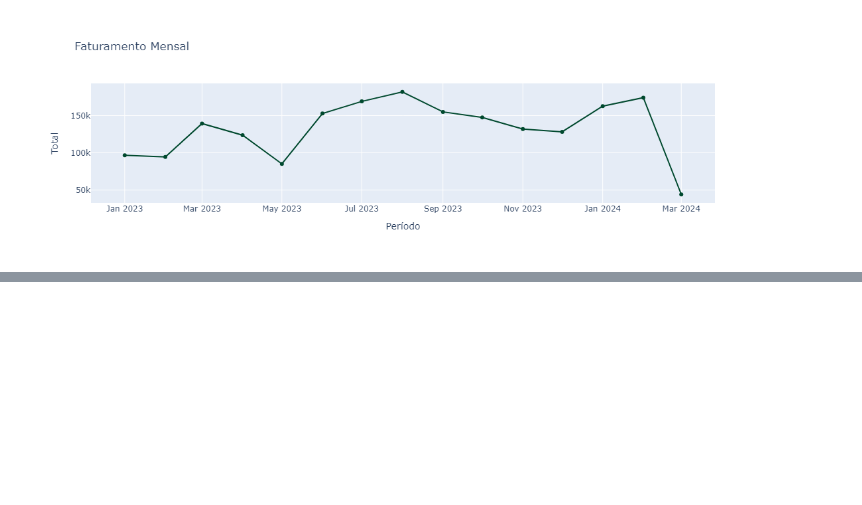
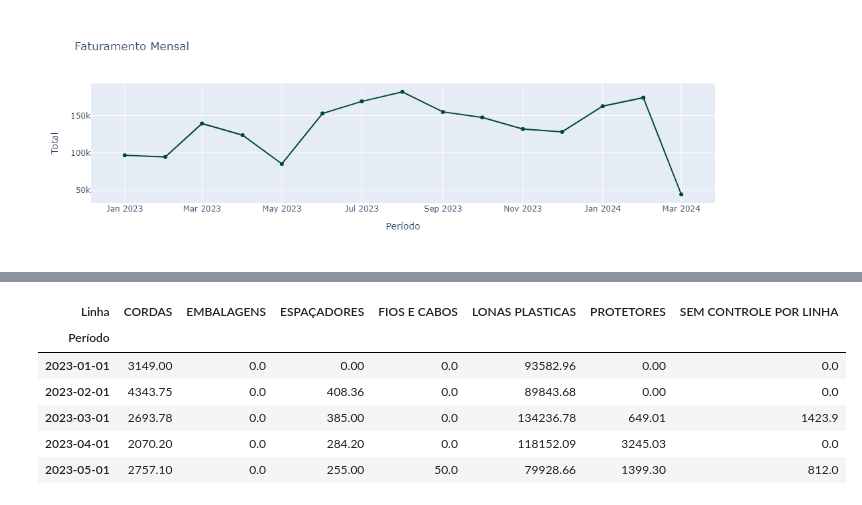
Before and after one commit to vinicius-bocchi/scrapbook, a Jupyter notebook: Sales_Dashboard.ipynb, the cells around one changed output, grey strips where cells are left out. Cells and saved outputs as stored; diff of their text form; code cells hidden in the pictures; blank space fills up the shorter version.

```diff
--- a/Sales_Dashboard.ipynb
+++ b/Sales_Dashboard.ipynb
@@ -97,0 +90,10 @@ df.head()
+# %%
+por_linha.head()
+# %% [output]
+| Linha | CORDAS | EMBALAGENS | ESPAÇADORES | FIOS E CABOS | LONAS PLASTICAS | PROTETORES | SEM CONTROLE POR LINHA |
+| Período |  |  |  |  |  |  |  |
+| 2023-01-01 | 3149.00 | 0.0 | 0.00 | 0.0 | 93582.96 | 0.00 | 0.0 |
+| 2023-02-01 | 4343.75 | 0.0 | 408.36 | 0.0 | 89843.68 | 0.00 | 0.0 |
+| 2023-03-01 | 2693.78 | 0.0 | 385.00 | 0.0 | 134236.78 | 649.01 | 1423.9 |
+| 2023-04-01 | 2070.20 | 0.0 | 284.20 | 0.0 | 118152.09 | 3245.03 | 0.0 |
+| 2023-05-01 | 2757.10 | 0.0 | 255.00 | 50.0 | 79928.66 | 1399.30 | 812.0 |
```
Also changed, not shown: parts of 6 cells of this notebook, 1 other file.
